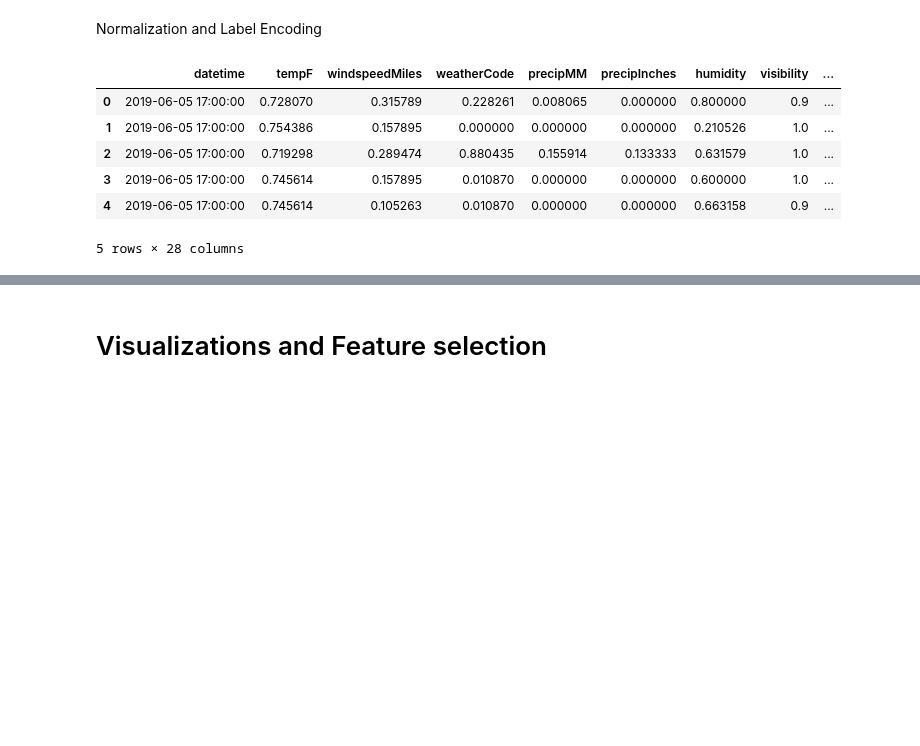
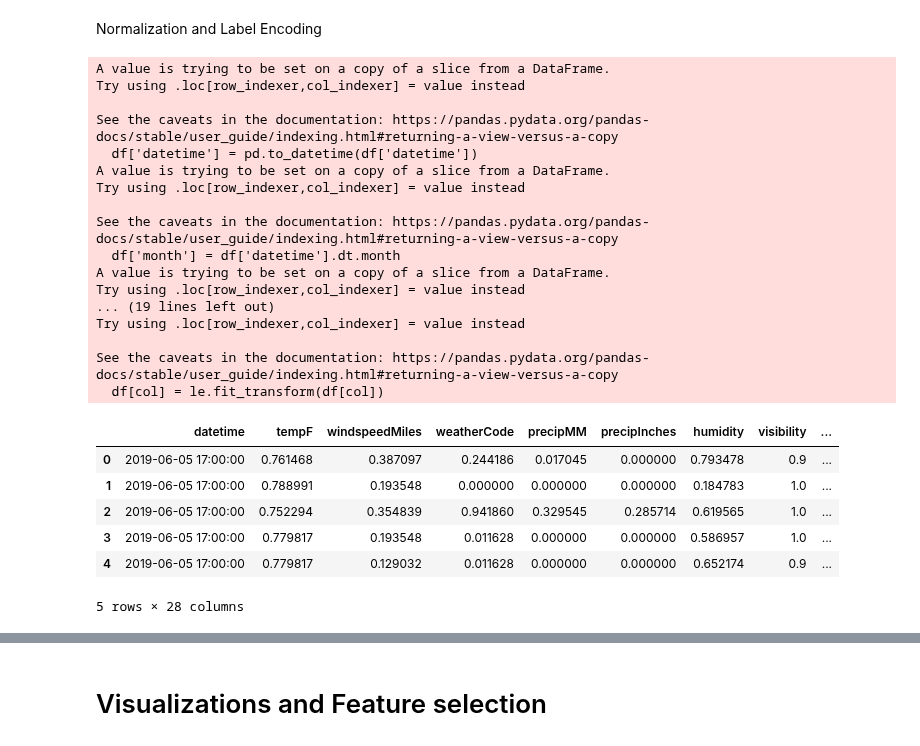
Before and after one commit to MLOPS-IE7374-Fall2024-G9/mlops-project, a Jupyter notebook: experiments/data_exp.ipynb, the cells around one changed output, grey strips where cells are left out. Saved outputs shown, nothing was run; the diff lists cells and outputs as text; code cells hidden in the pictures; blank space fills up the shorter version.

```diff
--- a/experiments/data_exp.ipynb
+++ b/experiments/data_exp.ipynb
@@ -10,2 +8,2 @@ Matplotlib is building the font cache; this may take a moment.
 # %%
-df = pd.read_csv(r"C:\Users\misja\OneDrive\Desktop\JAHNAVI\NEU\MLOpsProject\mlops-project\experiments\all_merged_zones_weather_demand_data.csv")
+df_all = pd.read_csv(r"/Users/amoghagadde/Desktop/Amogha/Northeastern/SEM_3/ML_Ops/Project/mlops-project/dataset/data/all_merged_zones_weather_demand_data.csv")
@@ -12 +30,3 @@ df = pd.read_csv(r"C:\Users\misja\OneDrive\Desktop\JAHNAVI\NEU\MLOpsProject\mlop
+# %%
+df = df_all[df_all['datetime'] < '2019-12-31T23']
 # %%
@@ -145,36 +166,58 @@ df['month'] = df['datetime'].dt.month
 
 # Step 2: Normalize only numerical columns (int64 and float64)
 
 # Select only the proper numerical columns (exclude 'object' type)
 numerical_columns = df.select_dtypes(include=['int64', 'float64']).columns
 
 # Initialize the MinMaxScaler
 scaler = MinMaxScaler()
 
 # Apply MinMax scaling to the numerical columns
 df[numerical_columns] = scaler.fit_transform(df[numerical_columns])
 
 # Step 3: Convert object columns to strings and label encode them
 
 # Select categorical columns (object type)
 categorical_columns = df.select_dtypes(include=['object']).columns
 
 # Ensure uniform data type by converting all categorical values to strings
 df[categorical_columns] = df[categorical_columns].astype(str)
 
 # Apply label encoding to each categorical column
 le = LabelEncoder()
 
+encoders = {}
+mappings = {}
+
 for col in categorical_columns:
     df[col] = le.fit_transform(df[col])
+    encoders[col] = le
+    mappings[col] = dict(zip(le.classes_, le.transform(le.classes_)))
 
 # Step 4: Check the DataFrame
 df.head()
 # %% [output]
+A value is trying to be set on a copy of a slice from a DataFrame.
+Try using .loc[row_indexer,col_indexer] = value instead
+
+See the caveats in the documentation: https://pandas.pydata.org/pandas-docs/stable/user_guide/indexing.html#returning-a-view-versus-a-copy
+  df['datetime'] = pd.to_datetime(df['datetime'])
+A value is trying to be set on a copy of a slice from a DataFrame.
+Try using .loc[row_indexer,col_indexer] = value instead
+
+See the caveats in the documentation: https://pandas.pydata.org/pandas-docs/stable/user_guide/indexing.html#returning-a-view-versus-a-copy
+  df['month'] = df['datetime'].dt.month
+A value is trying to be set on a copy of a slice from a DataFrame.
+Try using .loc[row_indexer,col_indexer] = value instead
+... (19 lines left out)
+Try using .loc[row_indexer,col_indexer] = value instead
+
+See the caveats in the documentation: https://pandas.pydata.org/pandas-docs/stable/user_guide/indexing.html#returning-a-view-versus-a-copy
+  df[col] = le.fit_transform(df[col])
 |  | datetime | tempF | windspeedMiles | weatherCode | precipMM | precipInches | humidity | visibility | ... |
-| 0 | 2019-06-05 17:00:00 | 0.728070 | 0.315789 | 0.228261 | 0.008065 | 0.000000 | 0.800000 | 0.9 | ... |
-| 1 | 2019-06-05 17:00:00 | 0.754386 | 0.157895 | 0.000000 | 0.000000 | 0.000000 | 0.210526 | 1.0 | ... |
-| 2 | 2019-06-05 17:00:00 | 0.719298 | 0.289474 | 0.880435 | 0.155914 | 0.133333 | 0.631579 | 1.0 | ... |
-| 3 | 2019-06-05 17:00:00 | 0.745614 | 0.157895 | 0.010870 | 0.000000 | 0.000000 | 0.600000 | 1.0 | ... |
-| 4 | 2019-06-05 17:00:00 | 0.745614 | 0.105263 | 0.010870 | 0.000000 | 0.000000 | 0.663158 | 0.9 | ... |
+| 0 | 2019-06-05 17:00:00 | 0.761468 | 0.387097 | 0.244186 | 0.017045 | 0.000000 | 0.793478 | 0.9 | ... |
+| 1 | 2019-06-05 17:00:00 | 0.788991 | 0.193548 | 0.000000 | 0.000000 | 0.000000 | 0.184783 | 1.0 | ... |
+| 2 | 2019-06-05 17:00:00 | 0.752294 | 0.354839 | 0.941860 | 0.329545 | 0.285714 | 0.619565 | 1.0 | ... |
+| 3 | 2019-06-05 17:00:00 | 0.779817 | 0.193548 | 0.011628 | 0.000000 | 0.000000 | 0.586957 | 1.0 | ... |
+| 4 | 2019-06-05 17:00:00 | 0.779817 | 0.129032 | 0.011628 | 0.000000 | 0.000000 | 0.652174 | 0.9 | ... |
-5 rows × 28 columns
+5 rows × 28 columns
```
Also changed, not shown: parts of 47 cells of this notebook, 1 other file.
